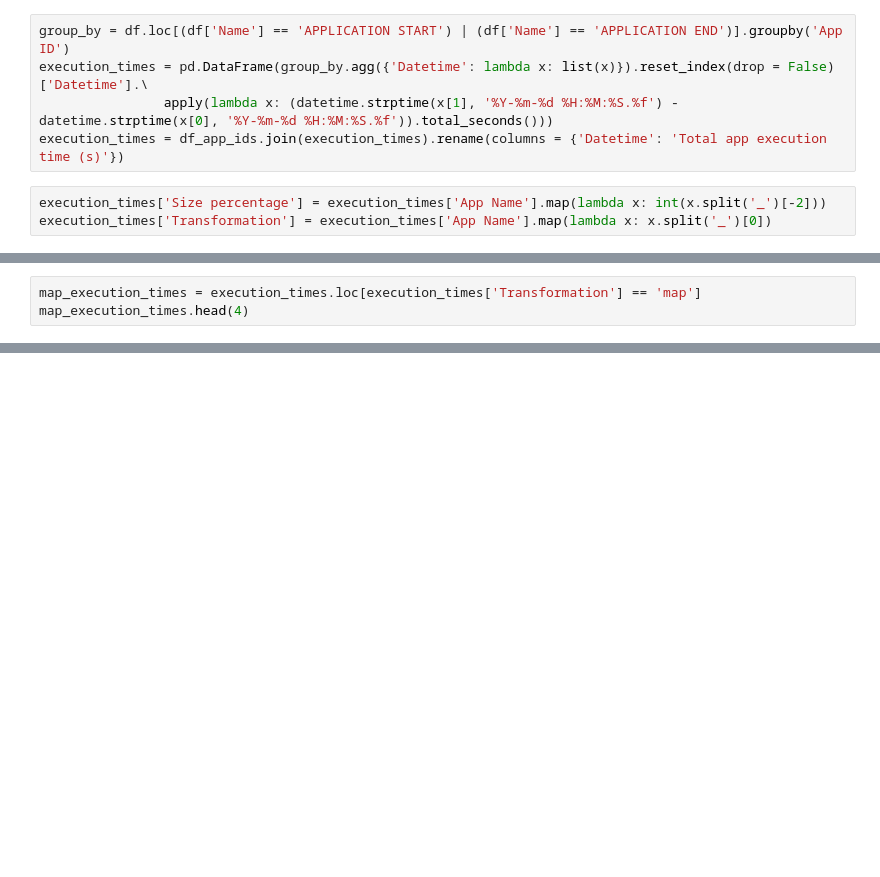
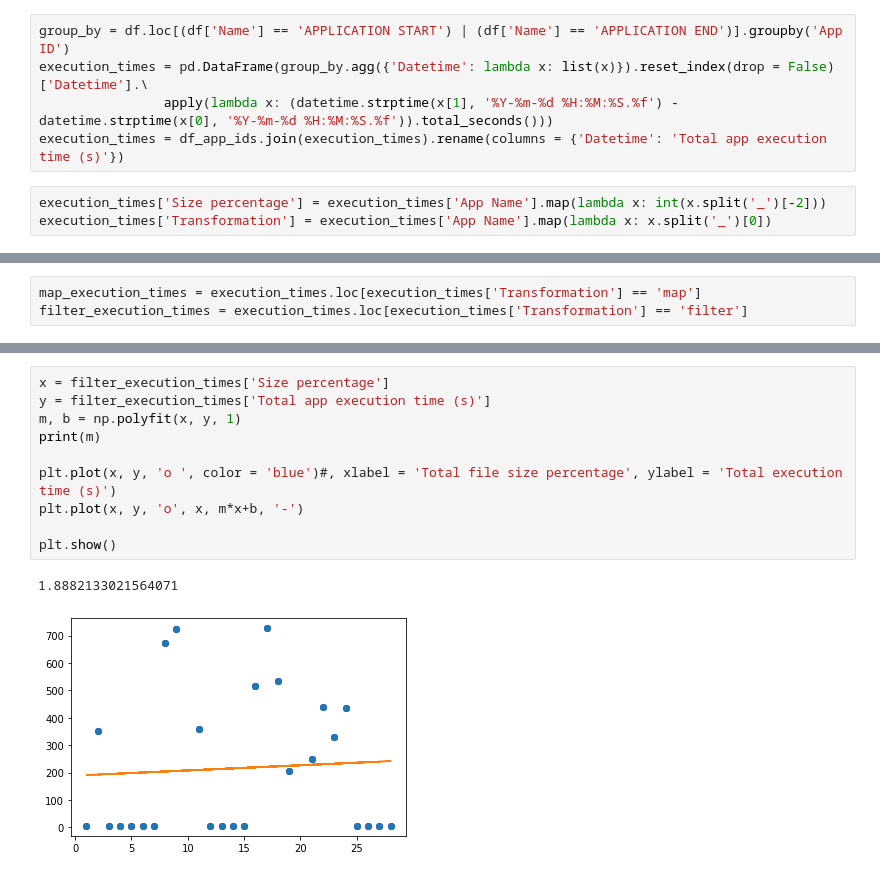
Before and after one commit to sargar19/trabajo-fin-de-grado, a Jupyter notebook: macros/Plot test.ipynb, the cells around one changed output, grey strips where cells are left out. Drawn from its saved outputs; the diff is of its cells as text; blank space fills up the shorter version.

Commit message:
added new narrow transformations - Sara

```diff
--- a/macros/Plot test.ipynb
+++ b/macros/Plot test.ipynb
@@ -27,3 +27,3 @@ execution_times['Transformation'] = execution_times['App Name'].map(lambda x: x.
 # %%
 map_execution_times = execution_times.loc[execution_times['Transformation'] == 'map']
-map_execution_times.head(4)
+filter_execution_times = execution_times.loc[execution_times['Transformation'] == 'filter']
@@ -48,0 +63,13 @@ plt.show()
+# %%
+x = filter_execution_times['Size percentage']
+y = filter_execution_times['Total app execution time (s)']
+m, b = np.polyfit(x, y, 1)
+print(m)
+
+plt.plot(x, y, 'o ', color = 'blue')#, xlabel = 'Total file size percentage', ylabel = 'Total execution time (s)')
+plt.plot(x, y, 'o', x, m*x+b, '-')
+
+plt.show()
+# %% [output]
+1.8882133021564071
+[figure, added]
```
Also changed, not shown: parts of 8 cells of this notebook, 4 other files.
